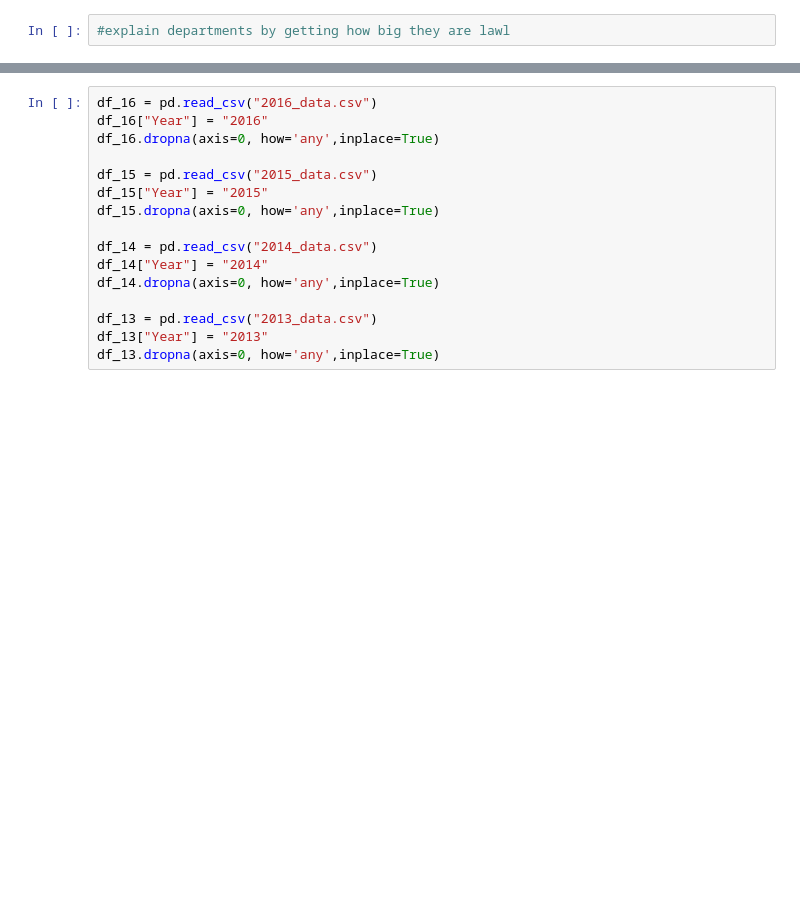
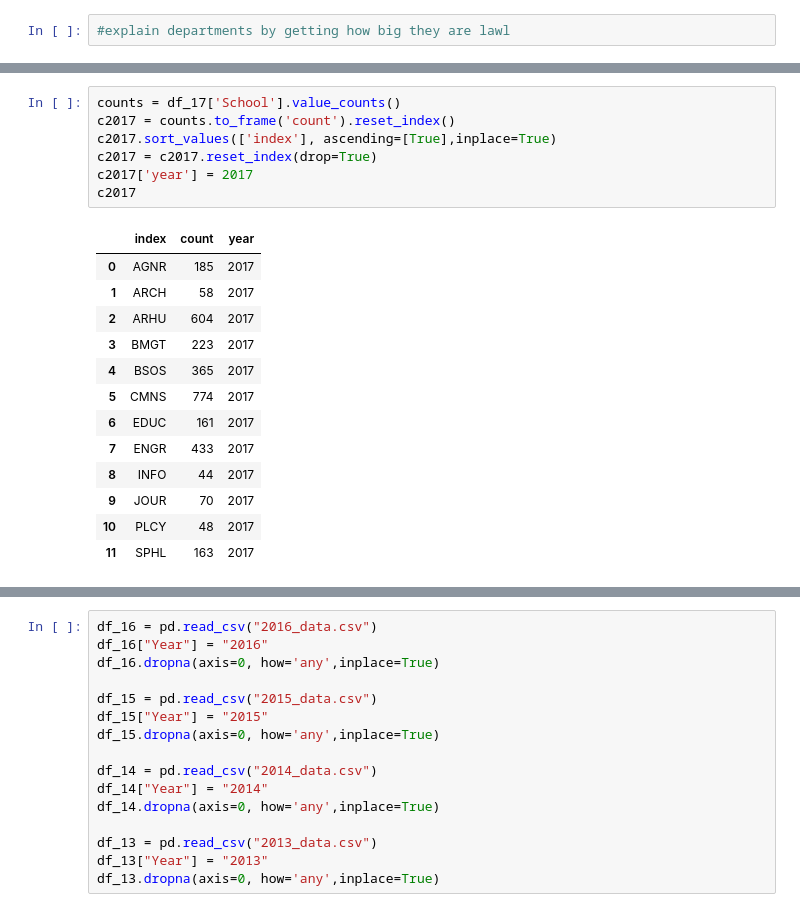
Before and after one commit to rosegaray/UMDSalaryGuideData, a Jupyter notebook: 320_FInal_Project.ipynb, the cells around one changed output, grey strips where cells are left out. Cells and saved outputs as stored; diff of their text form; blank space fills up the shorter version.

```diff
--- a/320_FInal_Project.ipynb
+++ b/320_FInal_Project.ipynb
@@ -305,0 +488,21 @@ means2
+# %%
+counts = df_17['School'].value_counts()
+c2017 = counts.to_frame('count').reset_index()
+c2017.sort_values(['index'], ascending=[True],inplace=True)
+c2017 = c2017.reset_index(drop=True)
+c2017['year'] = 2017
+c2017
+# %% [output]
+|  | index | count | year |
+| 0 | AGNR | 185 | 2017 |
+| 1 | ARCH | 58 | 2017 |
+| 2 | ARHU | 604 | 2017 |
+| 3 | BMGT | 223 | 2017 |
+| 4 | BSOS | 365 | 2017 |
+| 5 | CMNS | 774 | 2017 |
+| 6 | EDUC | 161 | 2017 |
+| 7 | ENGR | 433 | 2017 |
+| 8 | INFO | 44 | 2017 |
+| 9 | JOUR | 70 | 2017 |
+| 10 | PLCY | 48 | 2017 |
+| 11 | SPHL | 163 | 2017 |
```
Also changed, not shown: parts of 25 cells of this notebook.
